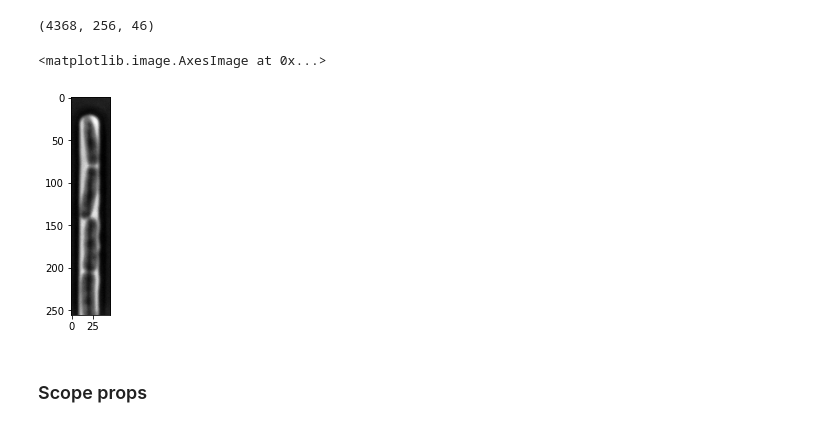
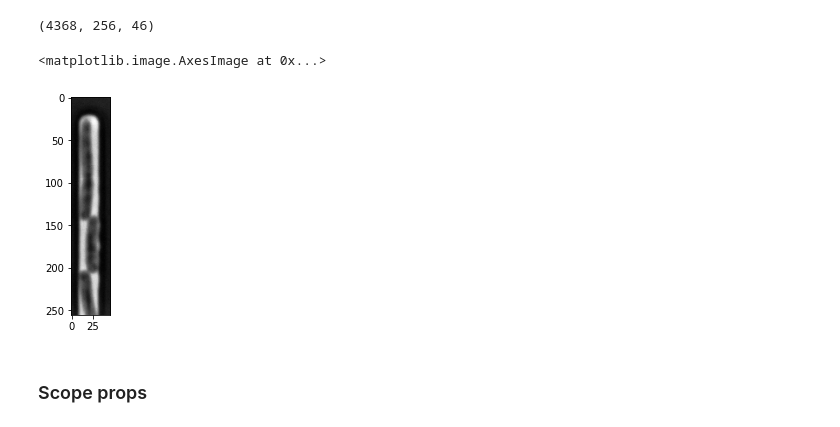
Before and after one commit to georgeoshardo/SyMBac, a Jupyter notebook: examples/Drawing_Phase_Contrast_100x_oil.ipynb, the cells around one changed output. Cells and saved outputs as stored; diff of their text form; code cells hidden in the pictures.

```diff
--- a/examples/Drawing_Phase_Contrast_100x_oil.ipynb
+++ b/examples/Drawing_Phase_Contrast_100x_oil.ipynb
@@ -36,11 +41,11 @@ real_image_stack.shape
 # %%
 #real_image_stack = resize(real_image_stack,(4368,128,23), order=1, mode='reflect', cval=0, clip=True, preserve_range=True, anti_aliasing=None, anti_aliasing_sigma=None)
 # %%
-real_image = deepcopy(real_image_stack[123,:256,:])
+real_image = deepcopy(real_image_stack[1914,:256,:])
 plt.imshow(real_image,cmap="Greys_r")
 # %% [output]
 <matplotlib.image.AxesImage at 0x...>
-[figure, old version]
+[figure, new version]
 # %% [markdown]
 ### Scope props
 # %%
```
Also changed, not shown: parts of 8 cells of this notebook, 3 other files.
